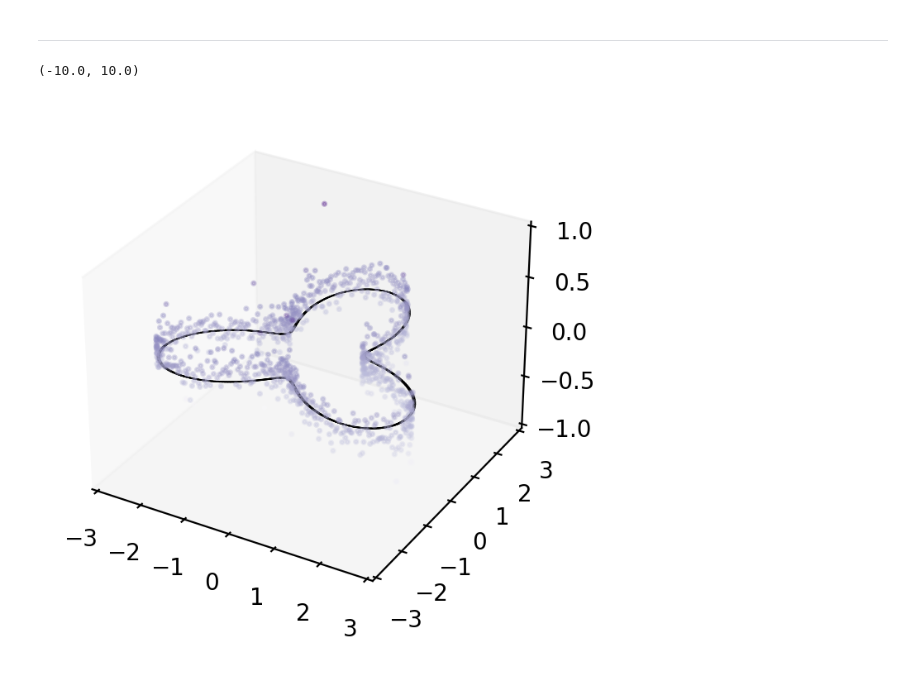
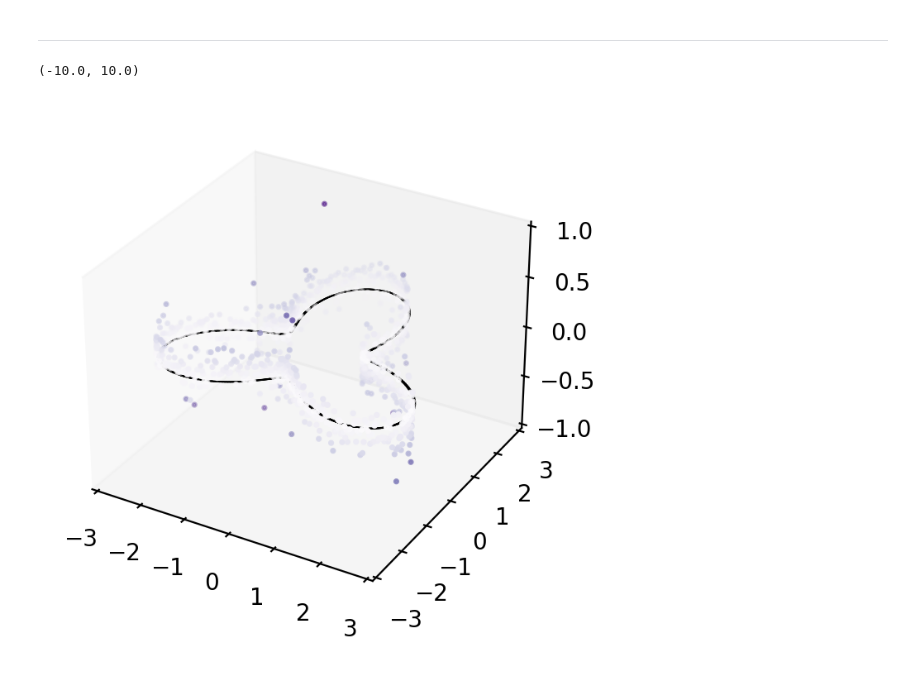
Before and after one commit to seoyeonc/ms, a Jupyter notebook: _notebooks/2022-07-22-paper_simulation.ipynb, the cells around one changed output. Cells and saved outputs as stored; diff of their text form; code cells hidden in the pictures.

```diff
--- a/_notebooks/2022-07-22-paper_simulation.ipynb
+++ b/_notebooks/2022-07-22-paper_simulation.ipynb
@@ -453,24 +453,23 @@ f=np.sin(np.linspace(0,3*pi,n))+x
 # %%
 # 1.
 p=plt.figure(figsize=(12,4), dpi=200)  # Make figure object
 
 # 2.
-#plt.style.use('ggplot')
 ax=p.add_subplot(1,1,1, projection='3d')
 ax.grid(False)
 ax.ticklabel_format(style='sci', axis='x',scilimits=(0,0))
 ax.ticklabel_format(style='sci', axis='y',scilimits=(0,0))
 ax.ticklabel_format(style='sci', axis='z',scilimits=(0,0))
 top = f
 bottom = np.zeros_like(top)
 width=depth=0.05
-#dif=(np.abs(self.y-self.yhat)-np.min(np.abs(self.y-self.yhat)))/(np.max(np.abs(self.y-self.yhat))-np.min(np.abs(self.y-self.yhat)))
+dif=(np.abs(f-0)-np.min(np.abs(f-0)))/(np.max(np.abs(f-0))-np.min(np.abs(f-0)))
 #ax.bar3d(vx, vy, bottom, width, depth, top, shade=False)
-ax.scatter3D(vx,vy,f,c=f,cmap='Purples',zdir='z',s=10,alpha=0.3,marker='.')
+ax.scatter3D(vx,vy,f,c=dif,cmap='Purples',zdir='z',s=10,marker='.')
 ax.bar3d(vx, vy, bottom, width, depth, 0, color='Black',shade=False)
 ax.set_xlim(-3,3)
 ax.set_ylim(-3,3)
 ax.set_zlim(-10,10)
 # %% [output]
 (-10.0, 10.0)
-[figure, old version]
+[figure, new version]
```
Also changed, not shown: parts of 5 cells of this notebook.
